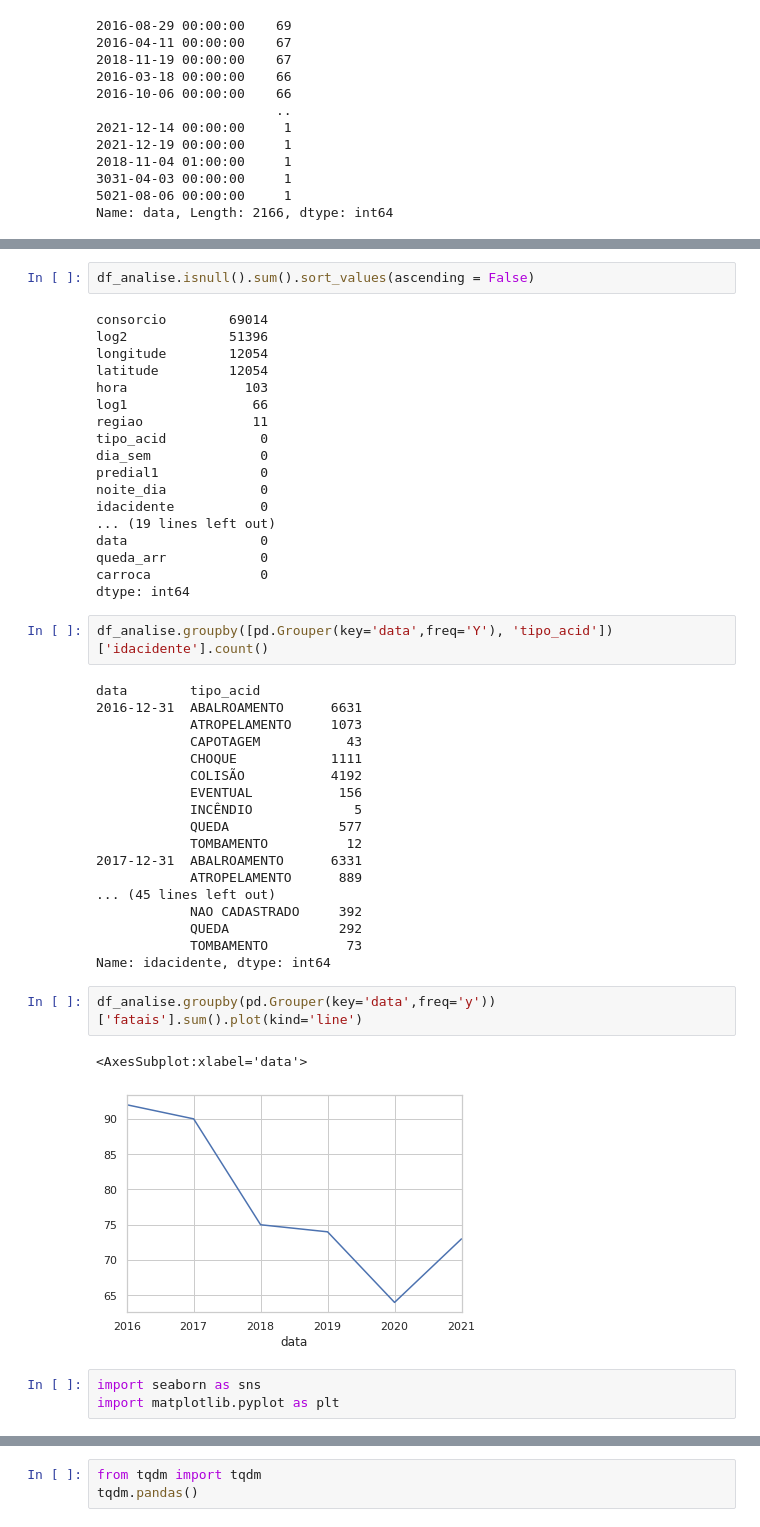
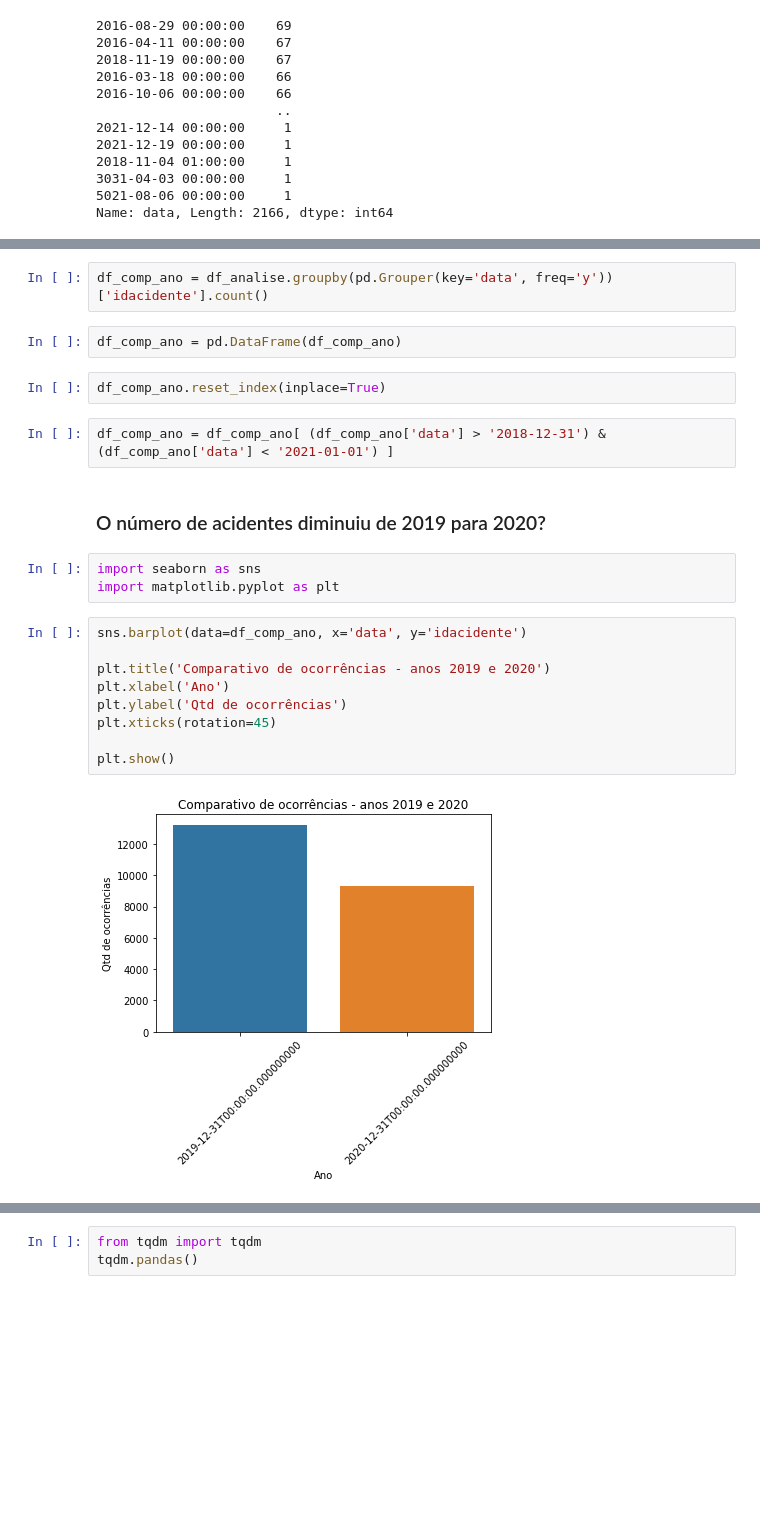
Before and after one commit to vallinoto/ensino, a Jupyter notebook: ext-manip-dados/projetos_guiados/Projeto - Acidentes de Trânsito POA.ipynb, the cells around one changed output, grey strips where cells are left out. Cells and saved outputs as stored; diff of their text form; blank space fills up the shorter version.

```diff
--- a/ext-manip-dados/projetos_guiados/Projeto - Acidentes de Trânsito POA.ipynb
+++ b/ext-manip-dados/projetos_guiados/Projeto - Acidentes de Trânsito POA.ipynb
@@ -135,48 +123,24 @@ df_analise.groupby(pd.Grouper(key='data',freq='y'))['idacidente'].count().plot(k
-# %%
-df_analise.isnull().sum().sort_values(ascending = False)
-# %% [output]
-consorcio        69014
-log2             51396
-longitude        12054
-latitude         12054
-hora               103
-log1                66
-regiao              11
-tipo_acid            0
-dia_sem              0
-predial1             0
-noite_dia            0
-idacidente           0
-... (19 lines left out)
-data                 0
-queda_arr            0
-carroca              0
-dtype: int64
 # %%
-df_analise.groupby([pd.Grouper(key='data',freq='Y'), 'tipo_acid'])['idacidente'].count()
+df_comp_ano = df_analise.groupby(pd.Grouper(key='data', freq='y'))['idacidente'].count()
-# %% [output]
-data        tipo_acid
-2016-12-31  ABALROAMENTO      6631
-            ATROPELAMENTO     1073
-            CAPOTAGEM           43
-            CHOQUE            1111
-            COLISÃO           4192
-            EVENTUAL           156
-            INCÊNDIO             5
-            QUEDA              577
-            TOMBAMENTO          12
-2017-12-31  ABALROAMENTO      6331
-            ATROPELAMENTO      889
-... (45 lines left out)
-            NAO CADASTRADO     392
-            QUEDA              292
-            TOMBAMENTO          73
-Name: idacidente, dtype: int64
-# %%
-df_analise.groupby(pd.Grouper(key='data',freq='y'))['fatais'].sum().plot(kind='line')
-# %% [output]
-<AxesSubplot:xlabel='data'>
-[figure, removed]
+# %%
+df_comp_ano = pd.DataFrame(df_comp_ano)
+# %%
+df_comp_ano.reset_index(inplace=True)
+# %%
+df_comp_ano = df_comp_ano[ (df_comp_ano['data'] > '2018-12-31') & (df_comp_ano['data'] < '2021-01-01') ]
+# %% [markdown]
+### O número de acidentes diminuiu de 2019 para 2020?
 # %%
 import seaborn as sns
 import matplotlib.pyplot as plt
+# %%
+sns.barplot(data=df_comp_ano, x='data', y='idacidente')
+
+plt.title('Comparativo de ocorrências - anos 2019 e 2020')
+plt.xlabel('Ano')
+plt.ylabel('Qtd de ocorrências')
+plt.xticks(rotation=45)
+
+plt.show()
+# %% [output]
+[figure, added]
```
Also changed, not shown: parts of 67 cells of this notebook, 2 other files.
